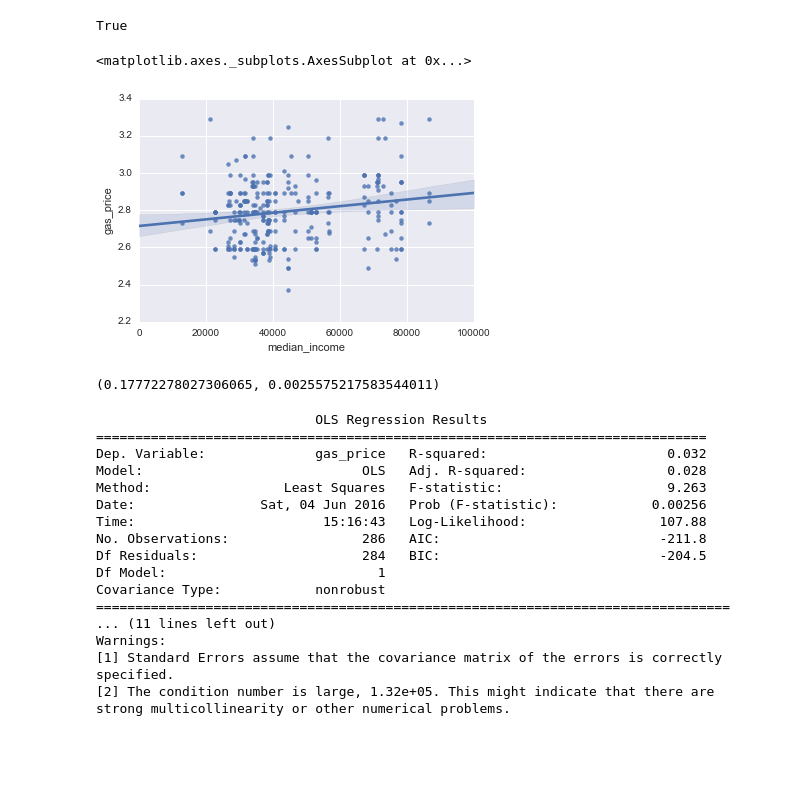
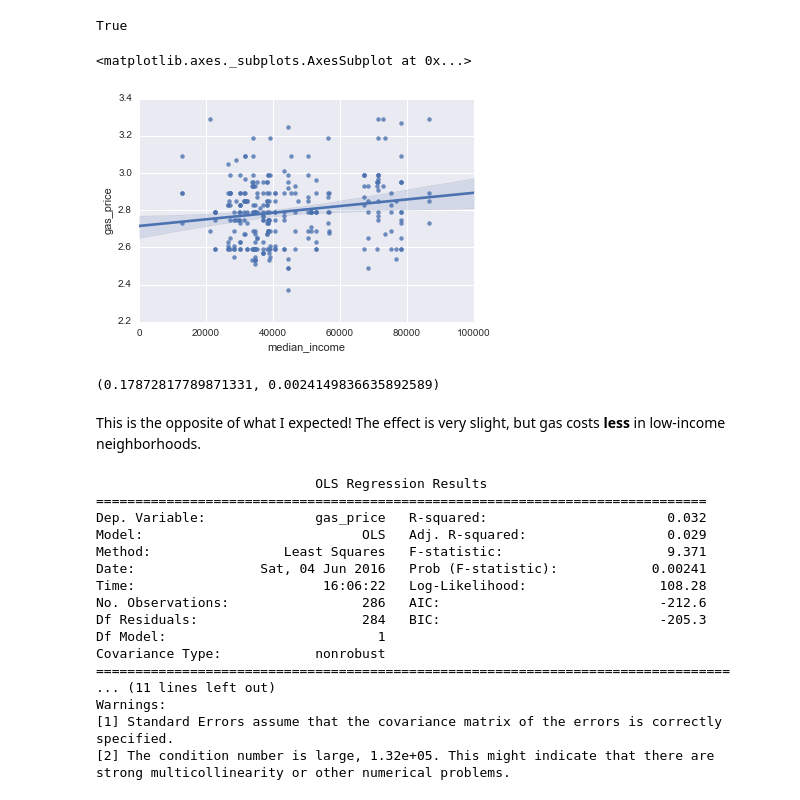
Before and after one commit to hacktuarial/gas-prices, a Jupyter notebook: gas-prices-vs-income.ipynb, the cells around one changed output. Saved outputs shown, nothing was run; the diff lists cells and outputs as text; code cells hidden in the pictures; blank space fills up the shorter version.

```diff
--- a/gas-prices-vs-income.ipynb
+++ b/gas-prices-vs-income.ipynb
@@ -43,7 +45,8 @@ def get_gas_prices(city, state, npages):
             tbl = soups[i].find("table", summary=summary)
             for row in tbl.findAll("tr"):
                 rows.append(row)
-        header_idx = [0 + 21*k for k in xrange(0, npages)]
+        # 20 gas stations shown per page, plus a header
+        header_idx = [0 + 21*k for k in xrange(npages)]
         rows = [rows[i] for i in xrange(len(rows)) if i not in header_idx]
 
         formatted_rows = list()
@@ -88,6 +73,7 @@ sns.distplot(gas_prices_Houston.gas_price)
 # %%
-# get median income from Census
-census_data = pd.read_csv("/Users/timothysweetser/git/gas_prices/raw_data/ACS_14_5YR_DP03_with_ann.csv",
+# get median income from Census. This is for California ONLY, and comes from the
+# American Communities Survey
+census_data = pd.read_csv("/Users/timothysweetser/git/gas-prices/raw_data/ACS_14_5YR_DP03_with_ann.csv",
                                    usecols=["HC01_VC85", "GEO.id2", "GEO.display-label"],
                           low_memory=False)
 census_data.rename(columns=dict(zip(census_data.columns, census_data.ix[0, :])), inplace=True)
@@ -110,15 +96,15 @@ census_data.Id2.nunique() == len(census_data)
 # %% [output]
 True
 # %%
-gas_prices = gas_prices.merge(census_data, 'inner', left_on="ZIP5", right_on="Id2")
-gas_prices = gas_prices[gas_prices["median_income"] < 110000]
+combined = gas_prices_LA.merge(census_data, 'inner', left_on="ZIP5", right_on="Id2")
+combined = combined[combined["median_income"] < 110000]
 # exclude 1 very high income ZIP code
 # %%
-sns.regplot("median_income", "gas_price", data=gas_prices)
+sns.regplot("median_income", "gas_price", data=combined)
 # %% [output]
 <matplotlib.axes._subplots.AxesSubplot at 0x...>
-[figure, old version]
+[figure, new version]
 # %%
-pearsonr(gas_prices["median_income"], gas_prices["gas_price"])
+pearsonr(combined["median_income"], combined["gas_price"])
 # %% [output]
-(0.17772278027306065, 0.0025575217583544011)
+(0.17872817789871331, 0.0024149836635892589)
@@ -128,16 +111,18 @@ from statsmodels.formula.api import ols
+# %% [markdown]
+This is the opposite of what I expected! The effect is very slight, but gas costs __less__ in low-income neighborhoods.
 # %%
-mod = ols("gas_price ~ median_income", data=gas_prices).fit()
+mod = ols("gas_price ~ median_income", data=combined).fit()
 print mod.summary()
 # %% [output]
                             OLS Regression Results
 ==============================================================================
 Dep. Variable:              gas_price   R-squared:                       0.032
-Model:                            OLS   Adj. R-squared:                  0.028
-Method:                 Least Squares   F-statistic:                     9.263
-Date:                Sat, 04 Jun 2016   Prob (F-statistic):            0.00256
-Time:                        15:16:43   Log-Likelihood:                 107.88
-No. Observations:                 286   AIC:                            -211.8
-Df Residuals:                     284   BIC:                            -204.5
+Model:                            OLS   Adj. R-squared:                  0.029
+Method:                 Least Squares   F-statistic:                     9.371
+Date:                Sat, 04 Jun 2016   Prob (F-statistic):            0.00241
+Time:                        16:06:22   Log-Likelihood:                 108.28
+No. Observations:                 286   AIC:                            -212.6
+Df Residuals:                     284   BIC:                            -205.3
 Df Model:                           1
 Covariance Type:            nonrobust
 =================================================================================
```
Also changed, not shown: parts of 10 cells of this notebook.
